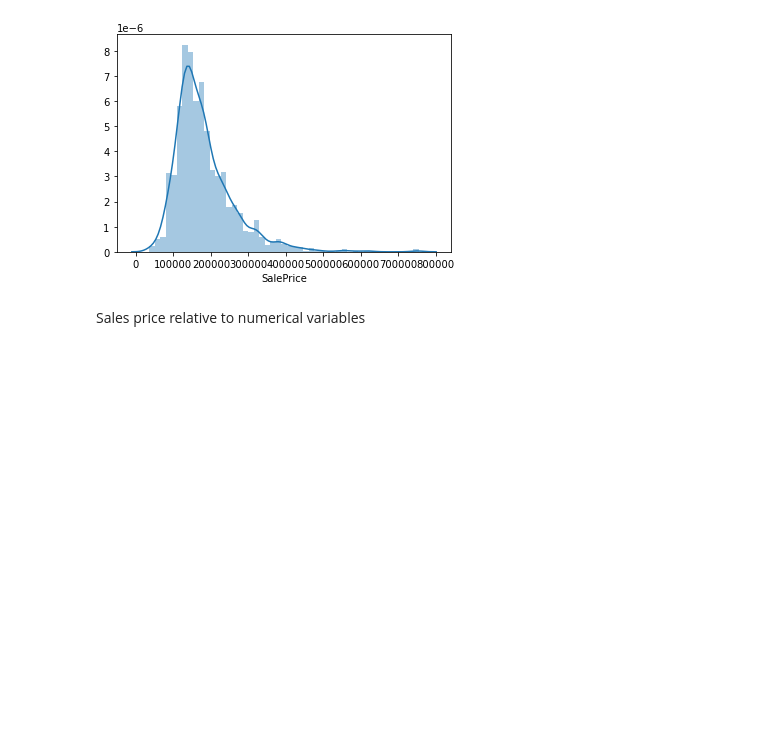
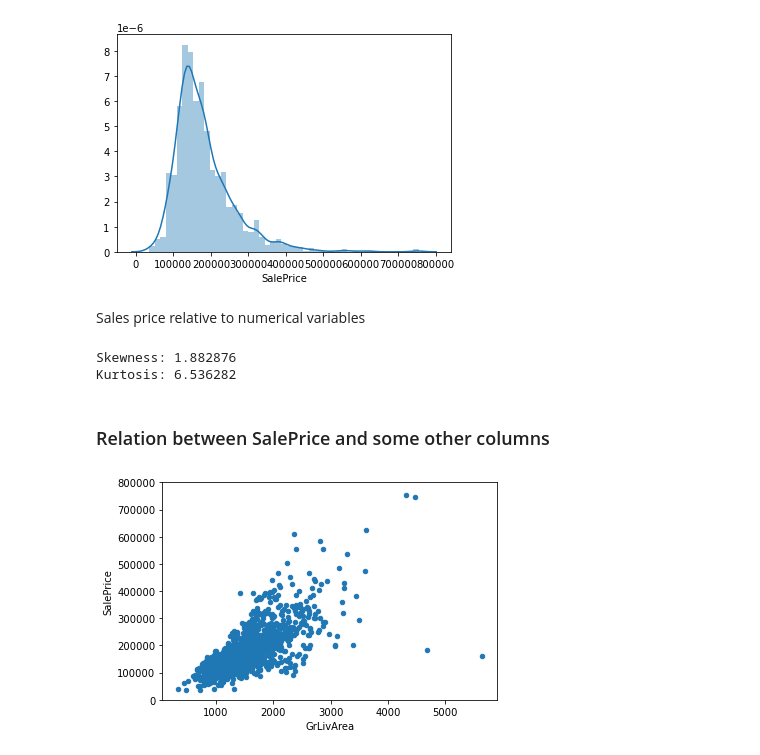
Before and after one commit to joshtn/House-prices, a Jupyter notebook: house_prices.ipynb, the cells around one changed output. Cells and saved outputs as stored; diff of their text form; code cells hidden in the pictures; blank space fills up the shorter version.

```diff
--- a/house_prices.ipynb
+++ b/house_prices.ipynb
@@ -101,3 +120,22 @@ sns.distplot(df_train['SalePrice'])
 [figure]
 # %% [markdown]
 Sales price relative to numerical variables
+# %%
+# skewness - todo
+# and
+# kurtosis - todo
+print("Skewness: %f" % df_train['SalePrice'].skew())
+print("Kurtosis: %f" % df_train['SalePrice'].kurt())
+# %% [output]
+Skewness: 1.882876
+Kurtosis: 6.536282
+# %% [markdown]
+### Relation between SalePrice and some other columns
+# %%
+#scatter plot grlivarea/saleprice
+# todo describe what you see from this graph pls
+var = 'GrLivArea'
+data = pd.concat([df_train['SalePrice'], df_train[var]], axis=1)
+data.plot.scatter(x=var, y='SalePrice', ylim=(0,800000));
+# %% [output]
+[figure, added]
```
Also changed, not shown: parts of 17 cells of this notebook.
